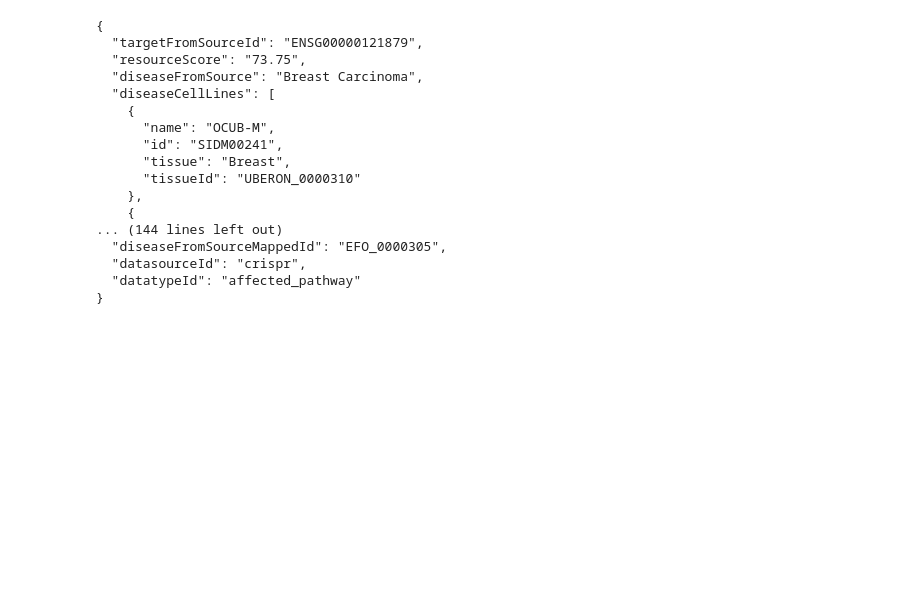
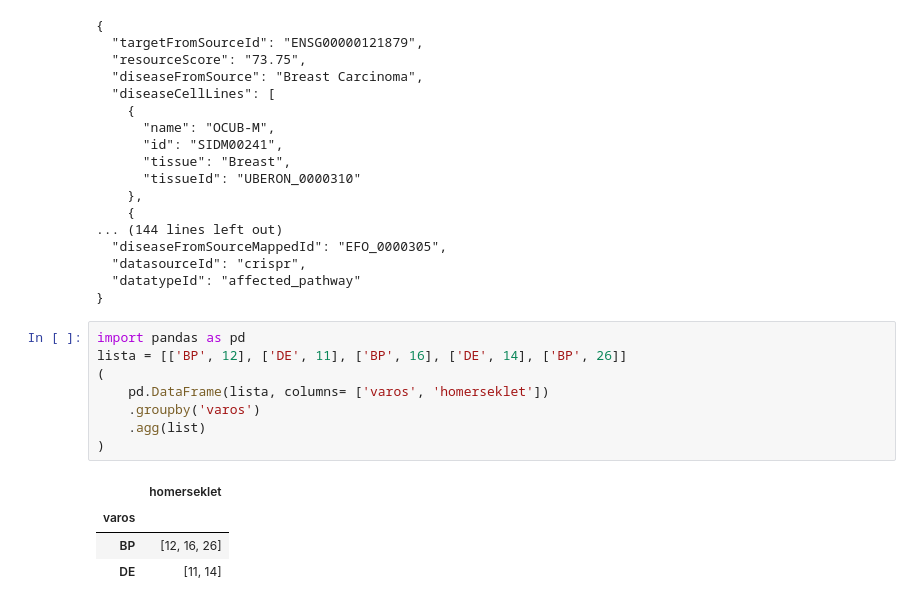
Before and after one commit to DSuveges/random_notebooks, a Jupyter notebook: issue-1825-crisp_parser_rewrite/Updating crispr evidence.ipynb, the cells around one changed output. Cells and saved outputs as stored; diff of their text form; blank space fills up the shorter version.

```diff
--- a/issue-1825-crisp_parser_rewrite/Updating crispr evidence.ipynb
+++ b/issue-1825-crisp_parser_rewrite/Updating crispr evidence.ipynb
@@ -396,3 +450,16 @@ gzcat crispr-2021-10-22/*gz | head -n1 | jq
   "datasourceId": "crispr",
   "datatypeId": "affected_pathway"
 }
+# %%
+import pandas as pd
+lista = [['BP', 12], ['DE', 11], ['BP', 16], ['DE', 14], ['BP', 26]]
+(
+    pd.DataFrame(lista, columns= ['varos', 'homerseklet'])
+    .groupby('varos')
+    .agg(list)
+)
+# %% [output]
+|  | homerseklet |
+| varos |  |
+| BP | [12, 16, 26] |
+| DE | [11, 14] |
```
Also changed, not shown: parts of 5 cells of this notebook, 5 other files.
